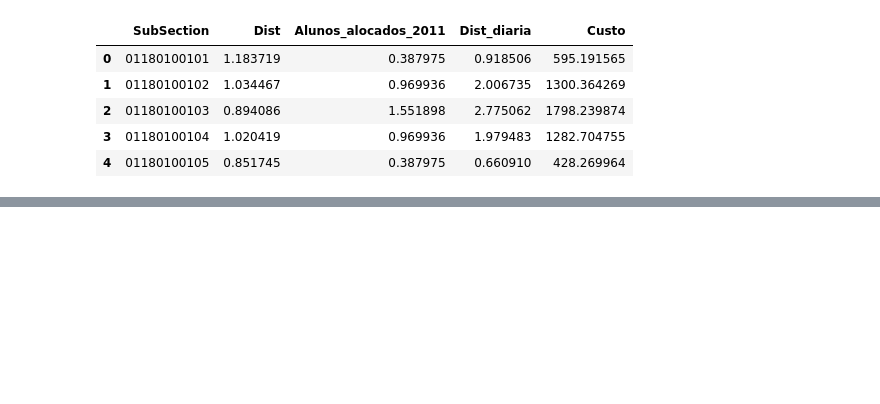
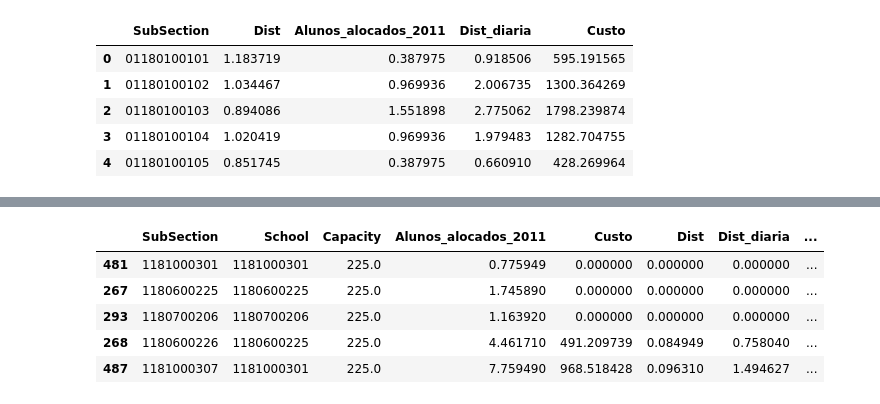
Before and after one commit to joaodolobo/Gini_coefficients, a Jupyter notebook: Gini_coefficients.ipynb, the cells around one changed output, grey strips where cells are left out. Saved outputs shown, nothing was run; the diff lists cells and outputs as text; code cells hidden in the pictures; blank space fills up the shorter version.

```diff
--- a/Gini_coefficients.ipynb
+++ b/Gini_coefficients.ipynb
@@ -69,2 +44,11 @@ df_gini.head()
+# %%
+df_capacitated_2.head()
+# %% [output]
+|  | SubSection | School | Capacity | Alunos_alocados_2011 | Custo | Dist | Dist_diaria | ... |
+| 481 | 1181000301 | 1181000301 | 225.0 | 0.775949 | 0.000000 | 0.000000 | 0.000000 | ... |
+| 267 | 1180600225 | 1180600225 | 225.0 | 1.745890 | 0.000000 | 0.000000 | 0.000000 | ... |
+| 293 | 1180700206 | 1180700206 | 225.0 | 1.163920 | 0.000000 | 0.000000 | 0.000000 | ... |
+| 268 | 1180600226 | 1180600225 | 225.0 | 4.461710 | 491.209739 | 0.084949 | 0.758040 | ... |
+| 487 | 1181000307 | 1181000301 | 225.0 | 7.759490 | 968.518428 | 0.096310 | 1.494627 | ... |
 # %%
 b = [0]
```
Also changed, not shown: parts of 12 cells of this notebook.
